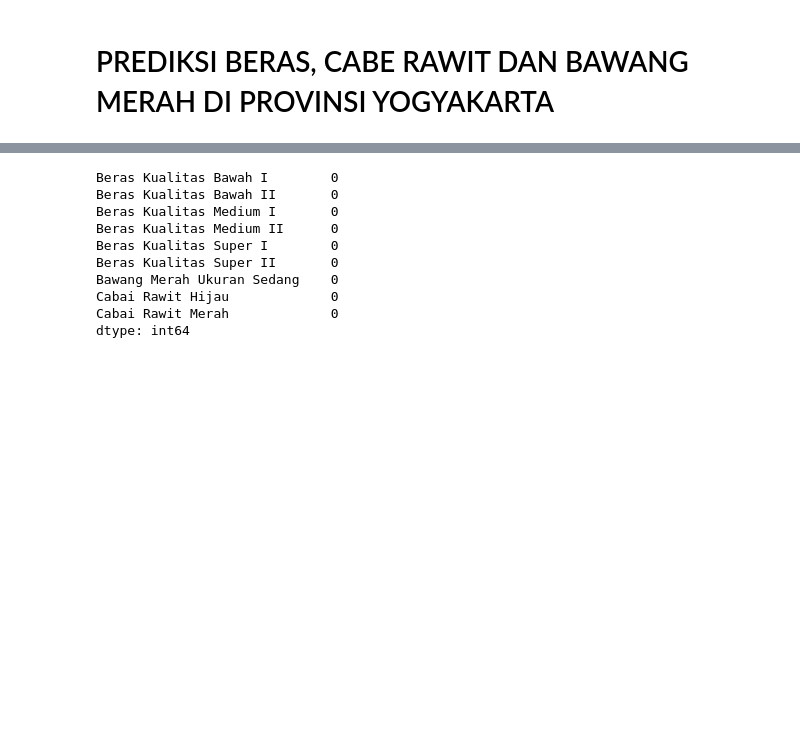
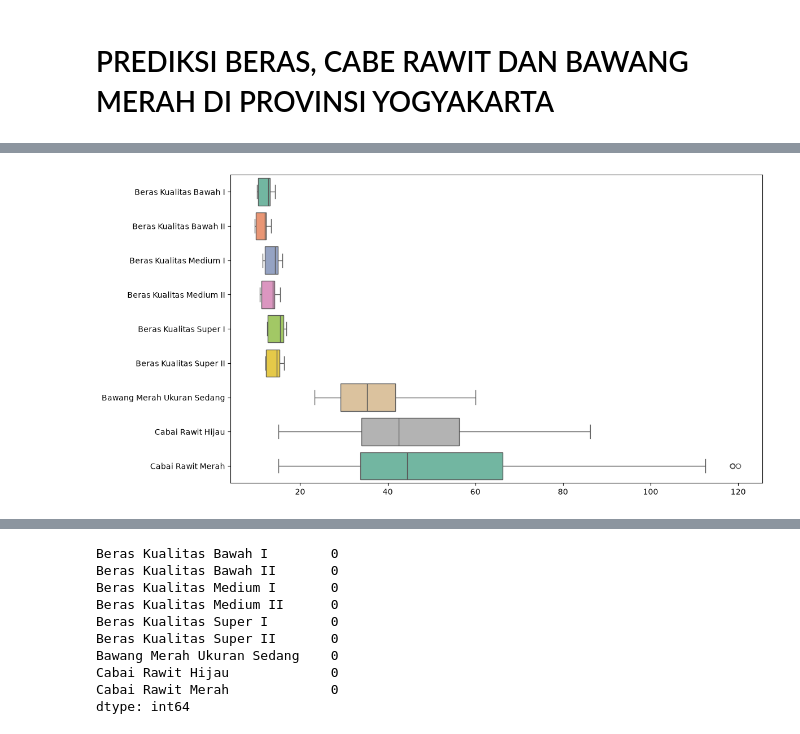
Before and after one commit to YosiaCoKR/program-skripsi, a Jupyter notebook: code.ipynb, the cells around one changed output, grey strips where cells are left out. Cells and saved outputs as stored; diff of their text form; code cells hidden in the pictures; blank space fills up the shorter version.

```diff
--- a/code.ipynb
+++ b/code.ipynb
@@ -39,3 +46,12 @@ Bawang Merah Ukuran Sedang    float64
 Cabai Rawit Hijau             float64
 Cabai Rawit Merah             float64
 dtype: object
+# %%
+nums_cols = df.select_dtypes(include="number").columns
+
+plt.figure(figsize=(12, 6))
+sns.boxplot(data=df[nums_cols], orient="h", palette="Set2", showfliers=True, whis=1.5)
+plt.tight_layout()
+plt.show()
+# %% [output]
+[figure, added]
```
Also changed, not shown: parts of 11 cells of this notebook, 1 other file.
